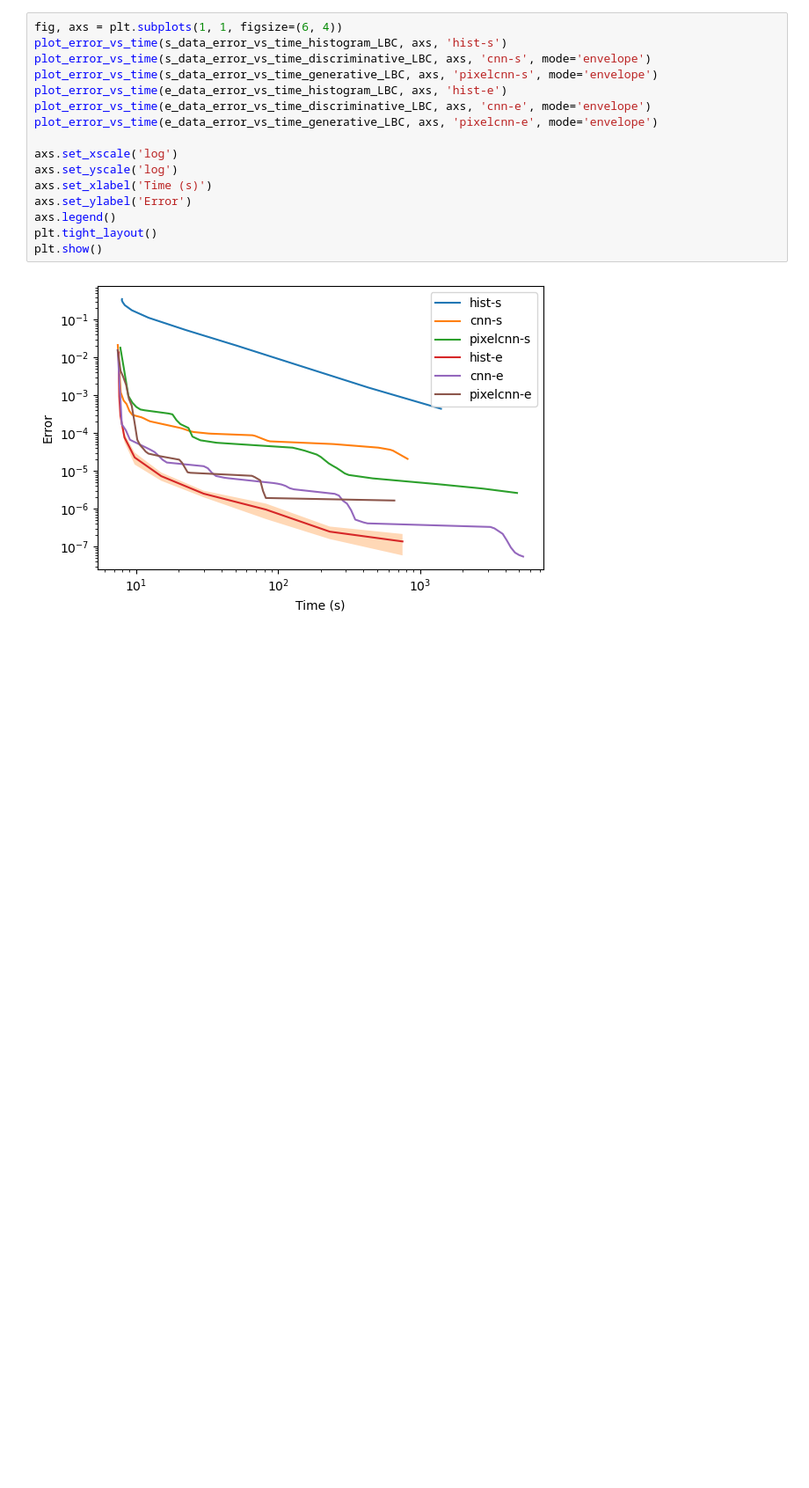
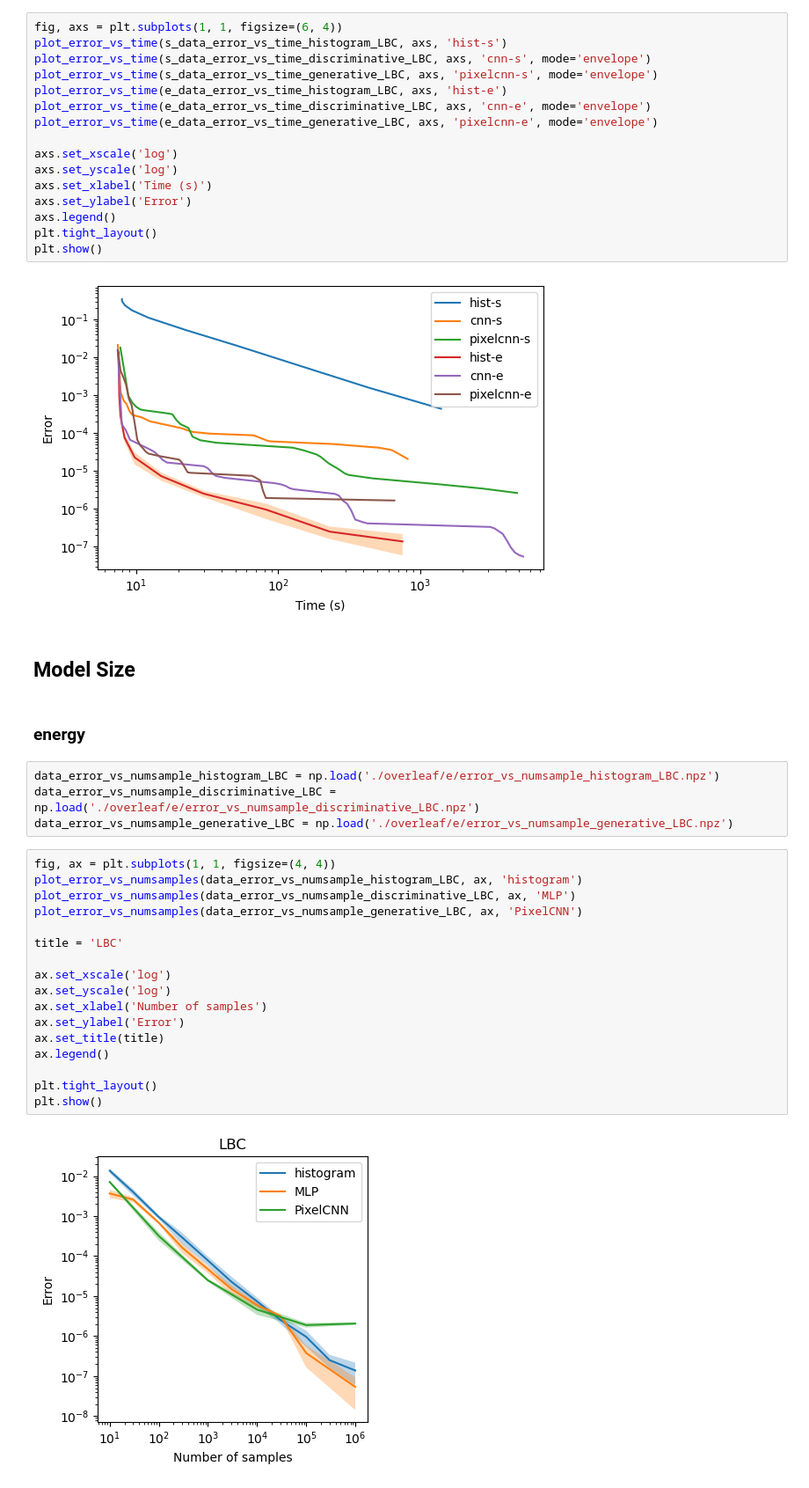
Before and after one commit to difeizhang/ising, a Jupyter notebook: plot.ipynb, the cells around one changed output. Shown at 88% size. Saved outputs shown, nothing was run; the diff lists cells and outputs as text; blank space fills up the shorter version.

```diff
--- a/plot.ipynb
+++ b/plot.ipynb
@@ -356,3 +356,30 @@ plt.tight_layout()
 plt.show()
 # %% [output]
 [figure]
+# %% [markdown]
+## Model Size
+# %% [markdown]
+### energy
+# %%
+data_error_vs_numsample_histogram_LBC = np.load('./overleaf/e/error_vs_numsample_histogram_LBC.npz')
+data_error_vs_numsample_discriminative_LBC = np.load('./overleaf/e/error_vs_numsample_discriminative_LBC.npz')
+data_error_vs_numsample_generative_LBC = np.load('./overleaf/e/error_vs_numsample_generative_LBC.npz')
+# %%
+fig, ax = plt.subplots(1, 1, figsize=(4, 4))
+plot_error_vs_numsamples(data_error_vs_numsample_histogram_LBC, ax, 'histogram')
+plot_error_vs_numsamples(data_error_vs_numsample_discriminative_LBC, ax, 'MLP')
+plot_error_vs_numsamples(data_error_vs_numsample_generative_LBC, ax, 'PixelCNN')
+
+title = 'LBC'
+
+ax.set_xscale('log')
+ax.set_yscale('log')
+ax.set_xlabel('Number of samples')
+ax.set_ylabel('Error')
+ax.set_title(title)
+ax.legend()
+
+plt.tight_layout()
+plt.show()
+# %% [output]
+[figure, added]
```
Also changed, not shown: parts of 3 cells of this notebook, 11 other files.
